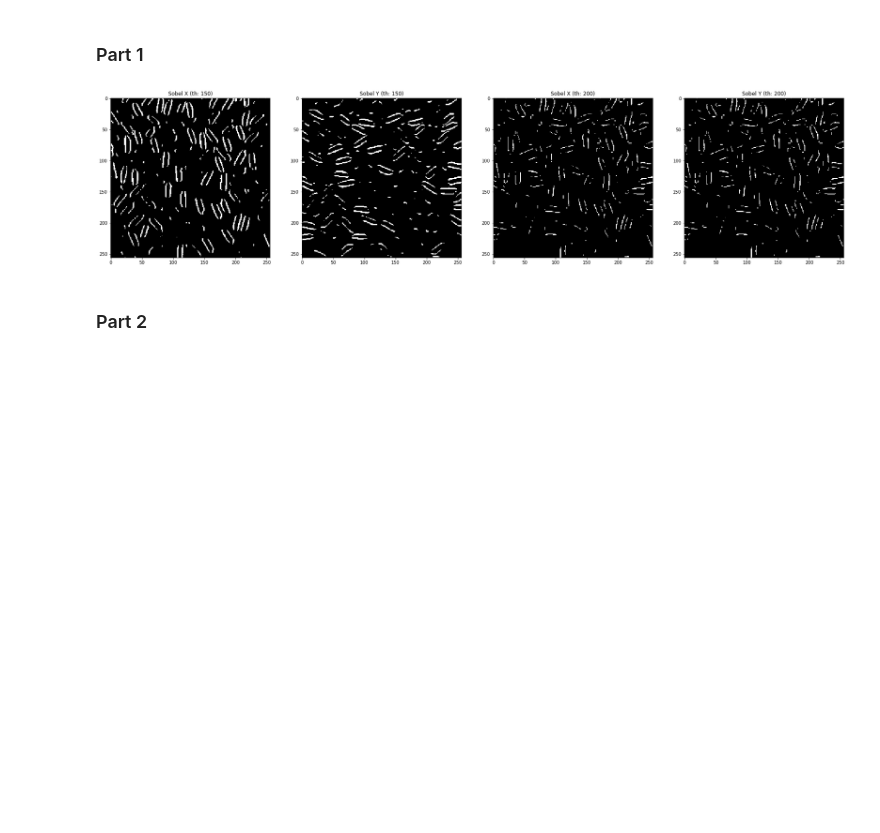
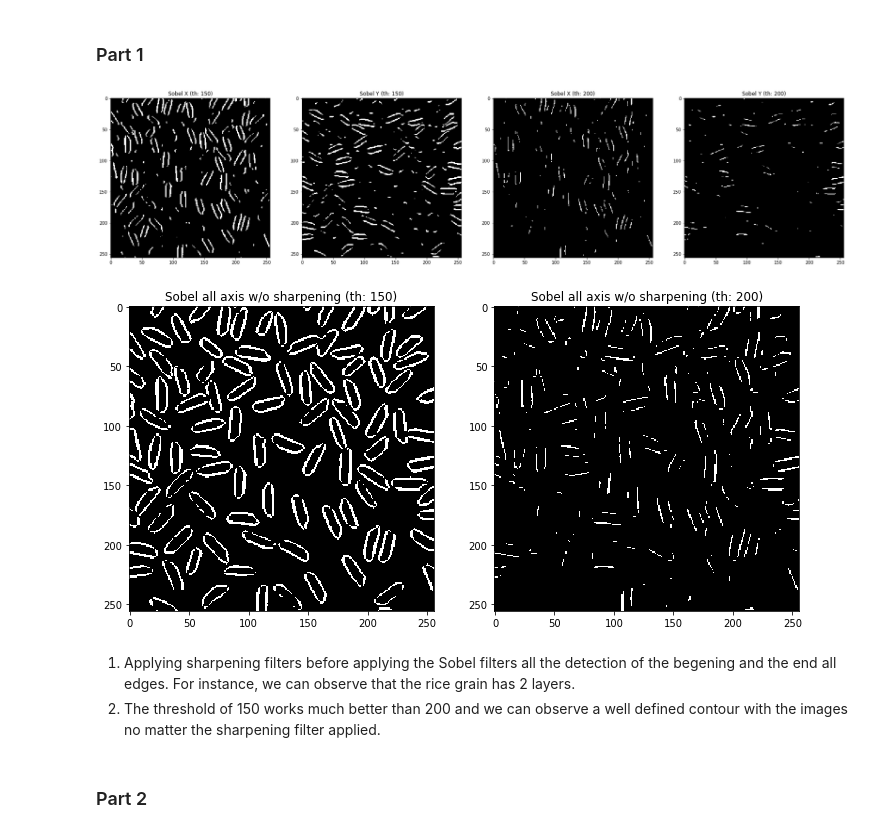
Before and after one commit to tristantoupin/ECSE415-ComputerVision, a Jupyter notebook: 1_assignment/notebooks/Q.2.ipynb, the cells around one changed output. Saved outputs shown, nothing was run; the diff lists cells and outputs as text; code cells hidden in the pictures; blank space fills up the shorter version.

```diff
--- a/1_assignment/notebooks/Q.2.ipynb
+++ b/1_assignment/notebooks/Q.2.ipynb
@@ -10,7 +11,7 @@ def print_images(list_of_images, size = 20):
     fig, ax = plt.subplots(1, len(list_of_images), figsize=(size,size))
     for i, (img,name) in enumerate(list_of_images):
         ax[i].set_title(str(name))
-        ax[i].imshow(img);
+        ax[i].imshow(img, cmap='Greys_r');
 
 def sharpen_img(image, blur):
     return image + (image - blur)
@@ -23,22 +24,28 @@ def sharpen_img(image, blur):
 # %%
 img_rice = cv2.imread(data_path + file_rice)
 
 # Using cv2.CV_64F datatype
-sobelx = np.uint8(np.absolute(cv2.Sobel(img_rice, cv2.CV_64F, 1, 0, ksize=3)))
-sobely = np.uint8(np.absolute(cv2.Sobel(img_rice, cv2.CV_64F, 0, 1, ksize=3)))
+sobel_x_rice = np.uint8(np.absolute(cv2.Sobel(img_rice, cv2.CV_64F, 1, 0, ksize=3)))
+sobel_y_rice = np.uint8(np.absolute(cv2.Sobel(img_rice, cv2.CV_64F, 0, 1, ksize=3)))
 
 # Apply threshold
-ret,thresh150_x = cv2.threshold(sobelx, 150, 255, cv2.THRESH_BINARY)
-ret,thresh150_y = cv2.threshold(sobely, 150, 255, cv2.THRESH_BINARY)
-ret,thresh200_x = cv2.threshold(sobelx, 200, 255, cv2.THRESH_BINARY)
-ret,thresh200_y = cv2.threshold(sobely, 200, 255, cv2.THRESH_BINARY)
-thresh200 = thresh200_x + thresh200_y
+ret,thresh150_x = cv2.threshold(sobel_x_rice, 150, 255, cv2.THRESH_BINARY)
+ret,thresh150_y = cv2.threshold(sobel_y_rice, 150, 255, cv2.THRESH_BINARY)
+ret,thresh200_x = cv2.threshold(sobel_x_rice, 200, 255, cv2.THRESH_BINARY)
+ret,thresh200_y = cv2.threshold(sobel_y_rice, 200, 255, cv2.THRESH_BINARY)
+thresh150_all = thresh150_x + thresh150_y
+thresh200_all = thresh200_x + thresh200_y
+
 print_images([(thresh150_x, 'Sobel X (th: 150)'),
               (thresh150_y, 'Sobel Y (th: 150)'),
-              (thresh200, 'Sobel X (th: 200)'),
-              (thresh200, 'Sobel Y (th: 200)')], 30)
+              (thresh200_x, 'Sobel X (th: 200)'),
+              (thresh200_y, 'Sobel Y (th: 200)')], 30)
+# Plot supperposed filters
+print_images([(thresh150_all, 'Sobel all axis w/o sharpening (th: 150)'),
+              (thresh200_all, 'Sobel all axis w/o sharpening (th: 200)')], 12)
 # %% [output]
-[figure, old version]
+[figure, new version]
+[figure, added]
 # %%
 # Getting blurred images
 img_rice_filter_box = cv2.blur(img_rice, (5,5))
@@ -60,2 +98,5 @@ ret,thresh200_y = cv2.threshold(sobely, 200, 255, cv2.THRESH_BINARY)
+# %% [markdown]
+1. Applying sharpening filters before applying the Sobel filters all the detection of the begening and the end all edges. For instance, we can observe that the rice grain has 2 layers.
+2. The threshold of 150 works much better than 200 and we can observe a well defined contour with the images no matter the sharpening filter applied.
 # %% [markdown]
 ### Part 2
```
Also changed, not shown: parts of 6 cells of this notebook.
